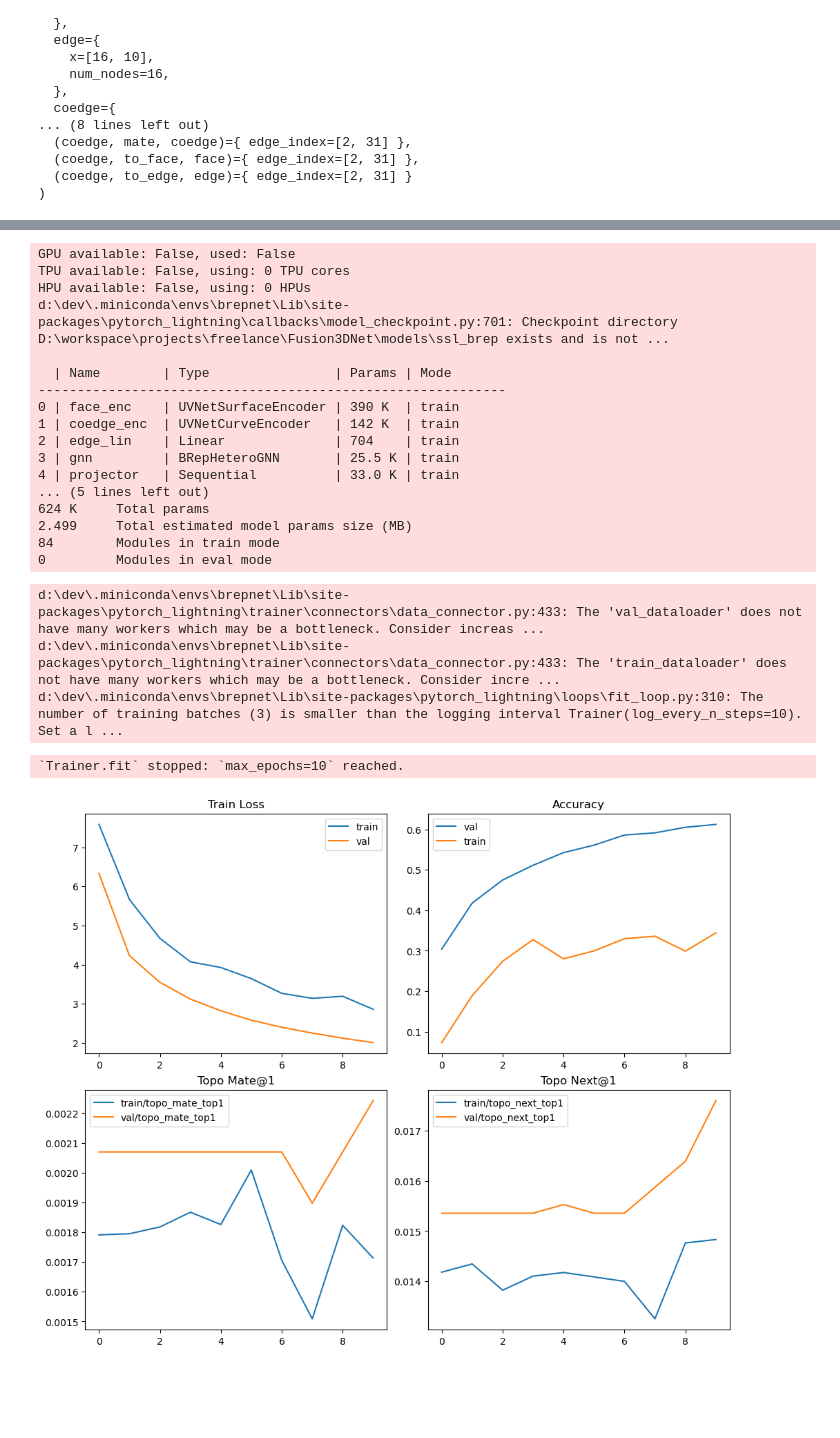
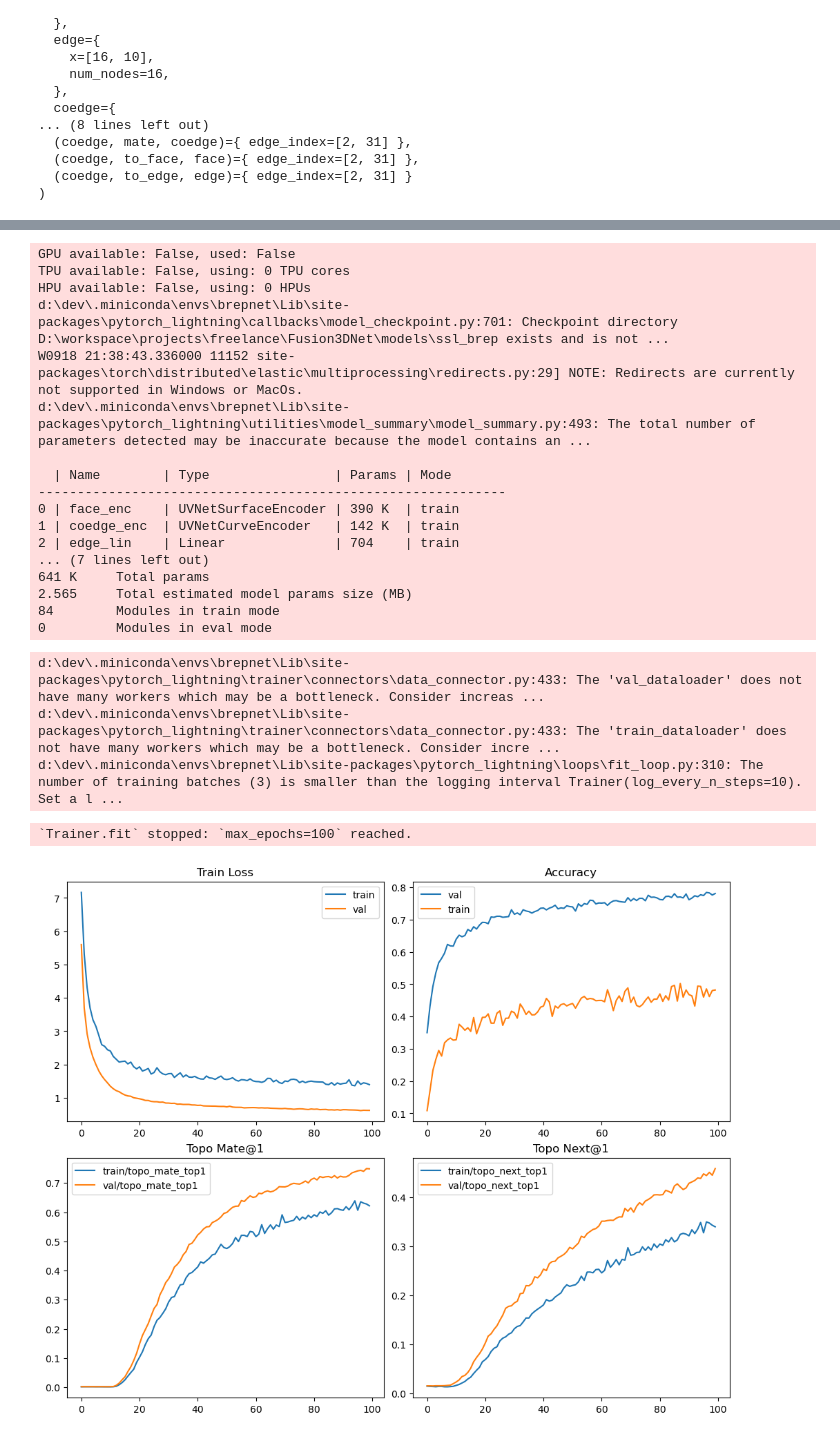
Before and after one commit to SergeyKrasnoslobodtsev/Fusion-3D-CNN, a Jupyter notebook: notebooks/ssl_graph_brep_train.ipynb, the cells around one changed output, grey strips where cells are left out. Saved outputs shown, nothing was run; the diff lists cells and outputs as text; code cells hidden in the pictures; blank space fills up the shorter version.

```diff
--- a/notebooks/ssl_graph_brep_train.ipynb
+++ b/notebooks/ssl_graph_brep_train.ipynb
@@ -94,16 +94,16 @@ from src.modeling.ssl_graph_brep import train
 train.run(
     npz_brep_dir=BREPNET_NPZ_DIR,
     batch_size=32,
-    epochs=10,
+    epochs=100,
     num_workers=0,
-    proj_dim=128,
+    proj_dim=256,
     lr=1e-3,
     hidden=64,
-    tau=0.1,
+    tau=0.08,
     lambda_topo_next=1.5,
     lambda_topo_mate=1.5,
     aug_p=0.15,
-    topo_tau=0.07,
+    topo_tau=0.05,
     weight_decay=1e-4,
     validation_ratio=0.2,
     test_ratio=0.1,
@@ -113,31 +113,31 @@ GPU available: False, used: False
 TPU available: False, using: 0 TPU cores
 HPU available: False, using: 0 HPUs
 d:\dev\.miniconda\envs\brepnet\Lib\site-packages\pytorch_lightning\callbacks\model_checkpoint.py:701: Checkpoint directory D:\workspace\projects\freelance\Fusion3DNet\models\ssl_brep exists and is not ...
+W0918 21:38:43.336000 11152 site-packages\torch\distributed\elastic\multiprocessing\redirects.py:29] NOTE: Redirects are currently not supported in Windows or MacOs.
+d:\dev\.miniconda\envs\brepnet\Lib\site-packages\pytorch_lightning\utilities\model_summary\model_summary.py:493: The total number of parameters detected may be inaccurate because the model contains an ...
 
   | Name        | Type                | Params | Mode
 ------------------------------------------------------------
 0 | face_enc    | UVNetSurfaceEncoder | 390 K  | train
 1 | coedge_enc  | UVNetCurveEncoder   | 142 K  | train
 2 | edge_lin    | Linear              | 704    | train
-3 | gnn         | BRepHeteroGNN       | 25.5 K | train
-4 | projector   | Sequential          | 33.0 K | train
-... (5 lines left out)
-624 K     Total params
-2.499     Total estimated model params size (MB)
+... (7 lines left out)
+641 K     Total params
+2.565     Total estimated model params size (MB)
 84        Modules in train mode
 0         Modules in eval mode
 d:\dev\.miniconda\envs\brepnet\Lib\site-packages\pytorch_lightning\trainer\connectors\data_connector.py:433: The 'val_dataloader' does not have many workers which may be a bottleneck. Consider increas ...
 d:\dev\.miniconda\envs\brepnet\Lib\site-packages\pytorch_lightning\trainer\connectors\data_connector.py:433: The 'train_dataloader' does not have many workers which may be a bottleneck. Consider incre ...
 d:\dev\.miniconda\envs\brepnet\Lib\site-packages\pytorch_lightning\loops\fit_loop.py:310: The number of training batches (3) is smaller than the logging interval Trainer(log_every_n_steps=10). Set a l ...
-`Trainer.fit` stopped: `max_epochs=10` reached.
+`Trainer.fit` stopped: `max_epochs=100` reached.
 # %%
 from src.modeling.ssl_graph_brep import plots
 
-metrics_csv = REPORTS_DIR / "ssl_brep" / "version_36" / "metrics.csv"
+metrics_csv = REPORTS_DIR / "ssl_brep" / "version_0" / "metrics.csv"
 
 plots.plot_training_curves(metrics_csv)
 # %% [output]
-[figure, old version]
+[figure, new version]
 # %%
 from src.modeling.ssl_graph_brep.inference import extract_embeddings, topk_similar, search_by_name
 
```
Also changed, not shown: parts of 4 cells of this notebook, 4 other files.
